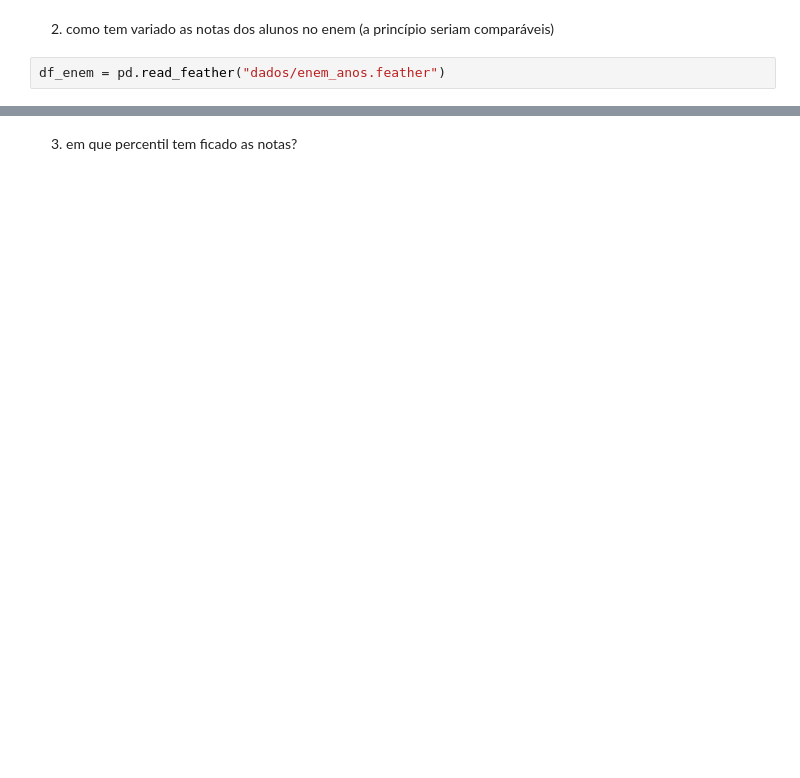
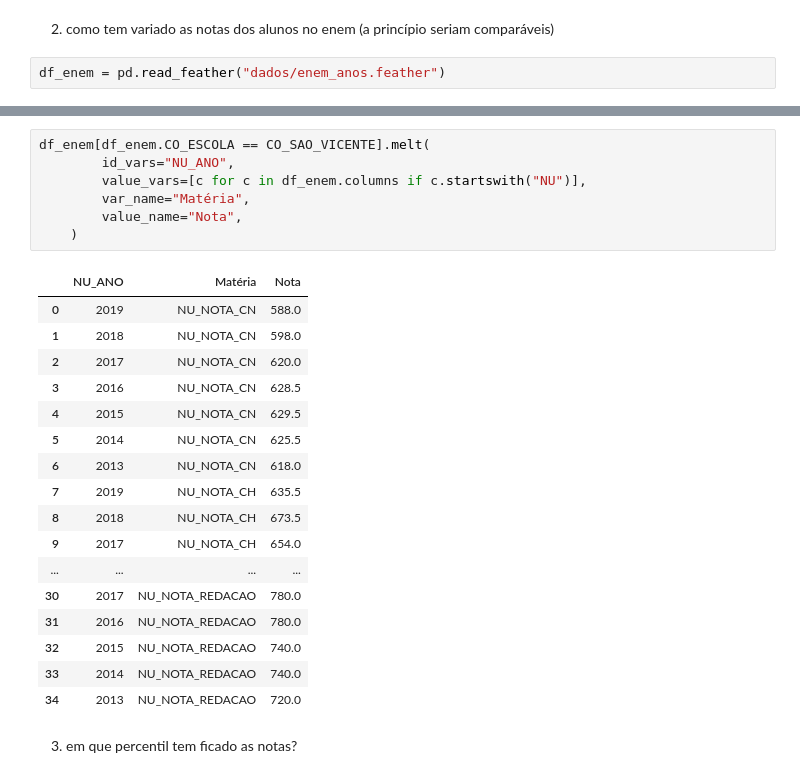
Before and after one commit to pauloneves/educacao, a Jupyter notebook: 07_csvp_altair.ipynb, the cells around one changed output, grey strips where cells are left out. Cells and saved outputs as stored; diff of their text form; blank space fills up the shorter version.

```diff
--- a/07_csvp_altair.ipynb
+++ b/07_csvp_altair.ipynb
@@ -170,2 +191,27 @@ Name: NU_ANO, dtype: int64
+# %%
+df_enem[df_enem.CO_ESCOLA == CO_SAO_VICENTE].melt(
+        id_vars="NU_ANO",
+        value_vars=[c for c in df_enem.columns if c.startswith("NU")],
+        var_name="Matéria",
+        value_name="Nota",
+    )
+# %% [output]
+|  | NU_ANO | Matéria | Nota |
+| 0 | 2019 | NU_NOTA_CN | 588.0 |
+| 1 | 2018 | NU_NOTA_CN | 598.0 |
+| 2 | 2017 | NU_NOTA_CN | 620.0 |
+| 3 | 2016 | NU_NOTA_CN | 628.5 |
+| 4 | 2015 | NU_NOTA_CN | 629.5 |
+| 5 | 2014 | NU_NOTA_CN | 625.5 |
+| 6 | 2013 | NU_NOTA_CN | 618.0 |
+| 7 | 2019 | NU_NOTA_CH | 635.5 |
+| 8 | 2018 | NU_NOTA_CH | 673.5 |
+| 9 | 2017 | NU_NOTA_CH | 654.0 |
+| ... | ... | ... | ... |
+| 30 | 2017 | NU_NOTA_REDACAO | 780.0 |
+| 31 | 2016 | NU_NOTA_REDACAO | 780.0 |
+| 32 | 2015 | NU_NOTA_REDACAO | 740.0 |
+| 33 | 2014 | NU_NOTA_REDACAO | 740.0 |
+| 34 | 2013 | NU_NOTA_REDACAO | 720.0 |
 # %% [markdown]
 3. em que percentil tem ficado as notas?
```
Also changed, not shown: parts of 3 cells of this notebook, 3 other files.
